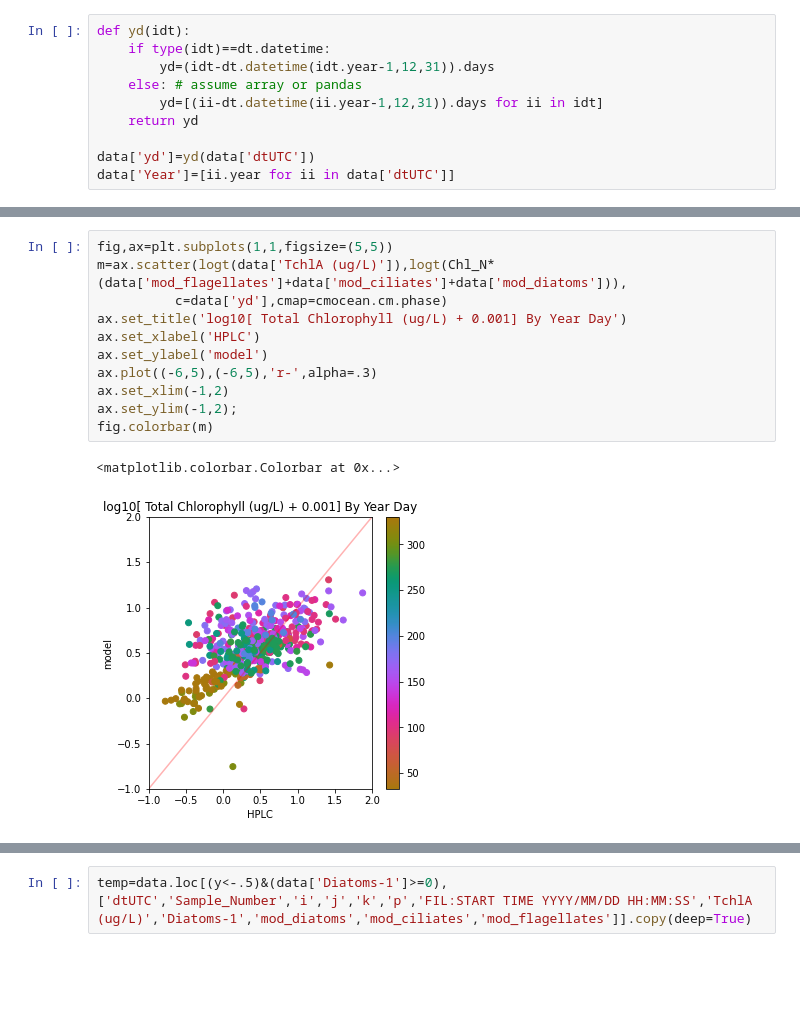
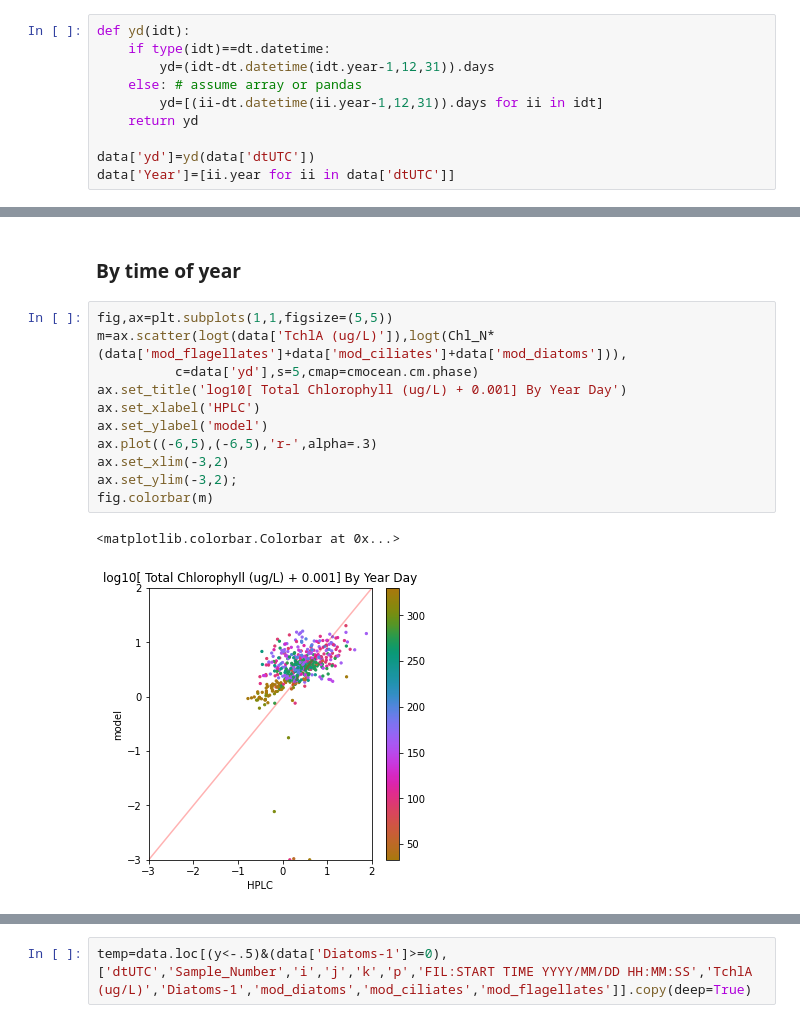
Before and after one commit to SalishSeaCast/analysis-elise-2, a Jupyter notebook: notebooks/NemcekHPLC/compHPLCModelFirstLook-Regress-201812_NewALLO.ipynb, the cells around one changed output, grey strips where cells are left out. Drawn from its saved outputs; the diff is of its cells as text; blank space fills up the shorter version.

```diff
--- a/notebooks/NemcekHPLC/compHPLCModelFirstLook-Regress-201812_NewALLO.ipynb
+++ b/notebooks/NemcekHPLC/compHPLCModelFirstLook-Regress-201812_NewALLO.ipynb
@@ -213,15 +257,17 @@ data['Year']=[ii.year for ii in data['dtUTC']]
+# %% [markdown]
+### By time of year
 # %%
 fig,ax=plt.subplots(1,1,figsize=(5,5))
 m=ax.scatter(logt(data['TchlA (ug/L)']),logt(Chl_N*(data['mod_flagellates']+data['mod_ciliates']+data['mod_diatoms'])),
-          c=data['yd'],cmap=cmocean.cm.phase)
+          c=data['yd'],s=5,cmap=cmocean.cm.phase)
 ax.set_title('log10[ Total Chlorophyll (ug/L) + 0.001] By Year Day')
 ax.set_xlabel('HPLC')
 ax.set_ylabel('model')
 ax.plot((-6,5),(-6,5),'r-',alpha=.3)
-ax.set_xlim(-1,2)
-ax.set_ylim(-1,2);
+ax.set_xlim(-3,2)
+ax.set_ylim(-3,2);
 fig.colorbar(m)
 # %% [output]
 <matplotlib.colorbar.Colorbar at 0x...>
-[figure, old version]
+[figure, new version]
 # %%
```
Also changed, not shown: parts of 31 cells of this notebook.
